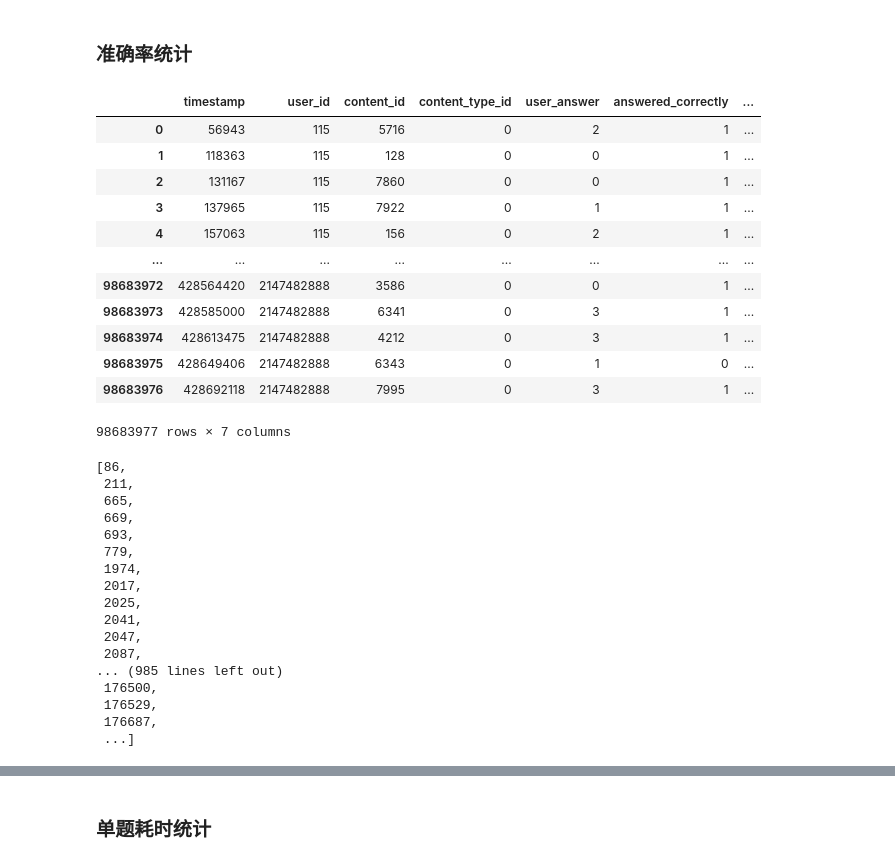
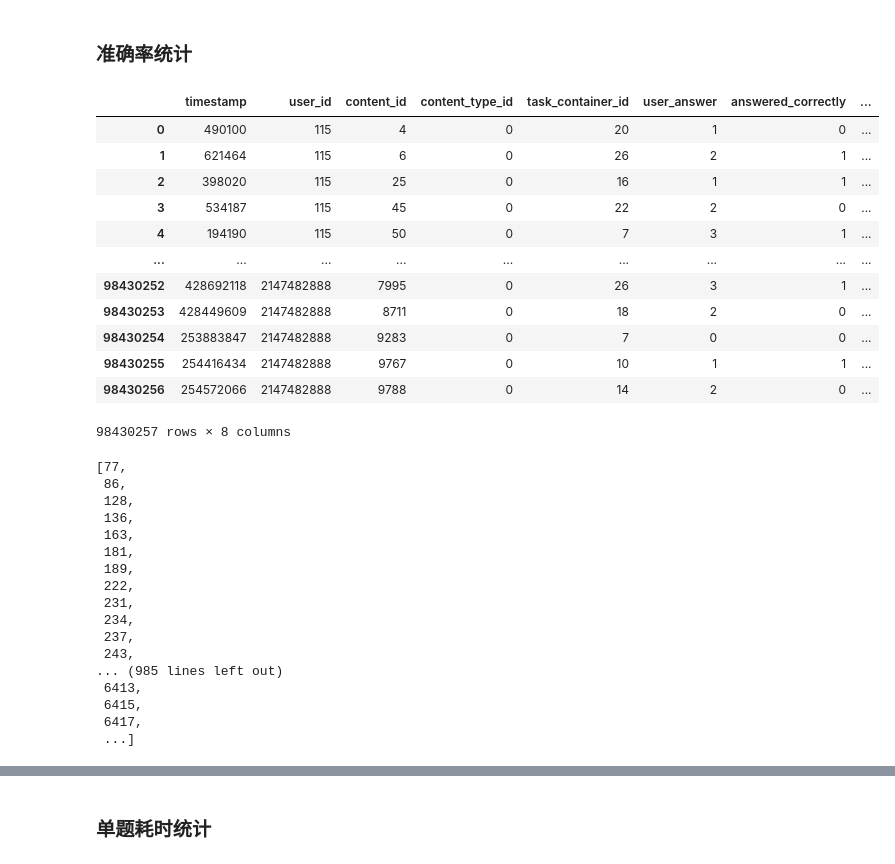
Before and after one commit to yaoing/Riiid-AIEd-Challenge-2020, a Jupyter notebook: data_init/data_clean.ipynb, the cells around one changed output, grey strips where cells are left out. Saved outputs shown, nothing was run; the diff lists cells and outputs as text; code cells hidden in the pictures.

```diff
--- a/data_init/data_clean.ipynb
+++ b/data_init/data_clean.ipynb
@@ -16,7 +16,7 @@ dtype = {'row_id': 'int64',
          'prior_question_elapsed_time': 'float32',
          'prior_question_had_explanation': 'boolean'}
 
-columns = ['timestamp','user_id','content_id','content_type_id','user_answer','answered_correctly','prior_question_elapsed_time']
+columns = ['timestamp','user_id','content_id','content_type_id','task_container_id','user_answer','answered_correctly','prior_question_elapsed_time']
 # %%
 train_df = pd.read_csv(
     '/home/yao/dataset/Riiid-AIEd-Challenge-2020/train.csv',
@@ -25,10 +25,10 @@ train_df = pd.read_csv(
     dtype=dtype)
 
 
-train_df = train_df[train_df['prior_question_elapsed_time'].notnull() &
-                    (train_df['answered_correctly']!=-1) &
-                    (train_df['prior_question_elapsed_time']!=0)
-                   ]
+# train_df = train_df[
+#                     (train_df['answered_correctly']!=-1)
+# #                     &  (train_df['prior_question_elapsed_time']!=0 )
+#                    ]
 
 train_df
 # %% [output]
@@ -47,0 +48,2 @@ train_df
+# %%
+train_df["prior_question_elapsed_time"] = train_df["prior_question_elapsed_time"] // 1000
@@ -48,24 +67,31 @@ train_df
 # %% [markdown]
 ### 准确率统计
 # %%
-train_df1 = train_df.sort_values(['user_id','content_id','timestamp'])
+train_df1 = train_df[
+    train_df['prior_question_elapsed_time'].notnull() &
+    (train_df['answered_correctly']!=-1) &
+    (train_df['prior_question_elapsed_time']!=0 )
+]
 
-train_df1 = train_df.reset_index(drop=True)
+train_df1 = train_df1.sort_values(['user_id','content_id','timestamp'])
+
+
+train_df1 = train_df1.reset_index(drop=True)
 train_df1
 # %% [output]
-|  | timestamp | user_id | content_id | content_type_id | user_answer | answered_correctly | ... |
-| 0 | 56943 | 115 | 5716 | 0 | 2 | 1 | ... |
-| 1 | 118363 | 115 | 128 | 0 | 0 | 1 | ... |
-| 2 | 131167 | 115 | 7860 | 0 | 0 | 1 | ... |
-| 3 | 137965 | 115 | 7922 | 0 | 1 | 1 | ... |
-| 4 | 157063 | 115 | 156 | 0 | 2 | 1 | ... |
-| ... | ... | ... | ... | ... | ... | ... | ... |
-| 98683972 | 428564420 | 2147482888 | 3586 | 0 | 0 | 1 | ... |
-| 98683973 | 428585000 | 2147482888 | 6341 | 0 | 3 | 1 | ... |
-| 98683974 | 428613475 | 2147482888 | 4212 | 0 | 3 | 1 | ... |
-| 98683975 | 428649406 | 2147482888 | 6343 | 0 | 1 | 0 | ... |
-| 98683976 | 428692118 | 2147482888 | 7995 | 0 | 3 | 1 | ... |
+|  | timestamp | user_id | content_id | content_type_id | task_container_id | user_answer | answered_correctly | ... |
+| 0 | 490100 | 115 | 4 | 0 | 20 | 1 | 0 | ... |
+| 1 | 621464 | 115 | 6 | 0 | 26 | 2 | 1 | ... |
+| 2 | 398020 | 115 | 25 | 0 | 16 | 1 | 1 | ... |
+| 3 | 534187 | 115 | 45 | 0 | 22 | 2 | 0 | ... |
+| 4 | 194190 | 115 | 50 | 0 | 7 | 3 | 1 | ... |
+| ... | ... | ... | ... | ... | ... | ... | ... | ... |
+| 98430252 | 428692118 | 2147482888 | 7995 | 0 | 26 | 3 | 1 | ... |
+| 98430253 | 428449609 | 2147482888 | 8711 | 0 | 18 | 2 | 0 | ... |
+| 98430254 | 253883847 | 2147482888 | 9283 | 0 | 7 | 0 | 0 | ... |
+| 98430255 | 254416434 | 2147482888 | 9767 | 0 | 10 | 1 | 1 | ... |
+| 98430256 | 254572066 | 2147482888 | 9788 | 0 | 14 | 2 | 0 | ... |
-98683977 rows × 7 columns
+98430257 rows × 8 columns
 # %%
 drop_lines = []
 last_item = train_df1.iloc[0,:]
@@ -78,22 +104,22 @@ for (row,item) in train_df1.iloc[1:,:].iterrows():
 
 drop_lines
 # %% [output]
-[86,
- 211,
- 665,
- 669,
- 693,
- 779,
- 1974,
- 2017,
- 2025,
- 2041,
- 2047,
- 2087,
+[77,
+ 86,
+ 128,
+ 136,
+ 163,
+ 181,
+ 189,
+ 222,
+ 231,
+ 234,
+ 237,
+ 243,
 ... (985 lines left out)
- 176500,
- 176529,
- 176687,
+ 6413,
+ 6415,
+ 6417,
  ...]
 # %%
 train_df1 = train_df1.drop(drop_lines,axis=0)
```
Also changed, not shown: parts of 31 cells of this notebook, 5 other files.
